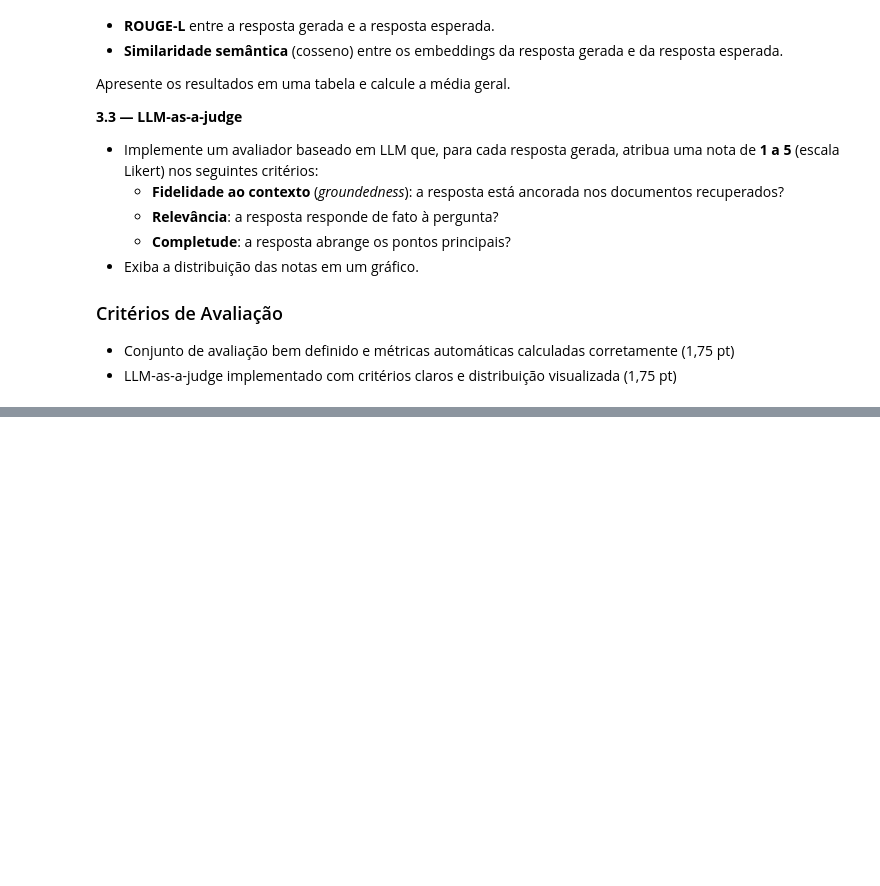
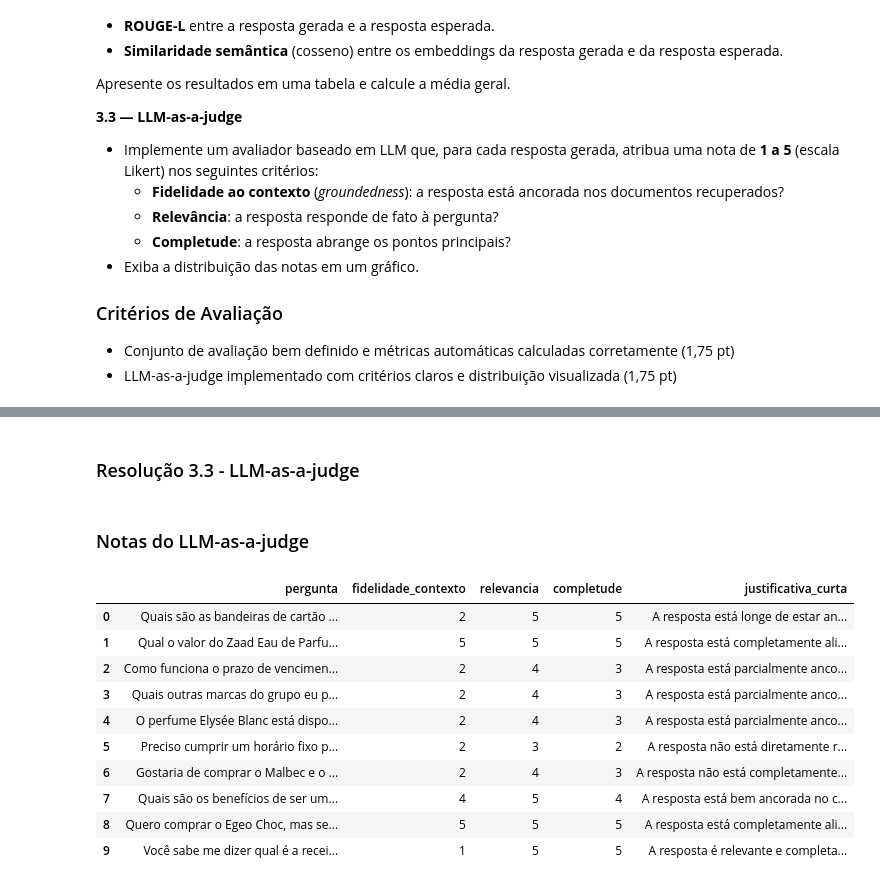
Before and after one commit to andluizsouza/unicamp-llm-agents, a Jupyter notebook: modules/02_llms_em_softwares/hands_on_final_test.ipynb, the cells around one changed output, grey strips where cells are left out. Saved outputs shown, nothing was run; the diff lists cells and outputs as text; code cells hidden in the pictures; blank space fills up the shorter version.

```diff
--- a/modules/02_llms_em_softwares/hands_on_final_test.ipynb
+++ b/modules/02_llms_em_softwares/hands_on_final_test.ipynb
@@ -803,0 +1210,2 @@ display(resumo_metricas)
+# %% [markdown]
+### Resolução 3.3 - LLM-as-a-judge
@@ -804,41 +1259,4 @@ display(resumo_metricas)
 # %%
-# 3.3 - LLM-as-a-judge (Likert 1 a 5) + distribuicao das notas
-import re
-import matplotlib.pyplot as plt
-
-def extrair_json(texto):
-    match = re.search(r"\{.*\}", texto, flags=re.DOTALL)
-    if not match:
-        raise ValueError("JSON nao encontrado na resposta do juiz")
-    return json.loads(match.group(0))
-
-prompt_juiz_template = dedent("""
-Voce atuara como avaliador de respostas de um sistema RAG.
-Avalie em escala Likert de 1 a 5 os criterios:
-- fidelidade_contexto
-- relevancia
-- completude
-
-Regras:
-- Use apenas o contexto fornecido.
-- Seja rigoroso com alucinacoes.
-- Retorne SOMENTE JSON valido no formato:
-{{
-  "fidelidade_contexto": <int>,
-  "relevancia": <int>,
-  "completude": <int>,
-  "justificativa_curta": "..."
-}}
-
-Pergunta: {pergunta}
-
-Contexto recuperado:
-{contexto}
-
-Resposta gerada:
-{resposta}
-""")
-
 avaliacoes = []
 for _, row in df_eval.iterrows():
     prompt = prompt_juiz_template.format(
@@ -846,47 +1264,45 @@ for _, row in df_eval.iterrows():
         contexto=row["contexto_recuperado"],
         resposta=row["resposta_gerada"],
     )
     bruto = chat_groq(
         prompt,
-        system_prompt="Voce e um avaliador tecnico e retorna apenas JSON.",
+        system_prompt="Você é um avaliador técnico e retorna apenas JSON.",
         temperature=0.0,
         top_p=1.0,
         max_tokens=220,
     )
 
     try:
-        j = extrair_json(bruto)
+        j = extrair_json(bruto["response"])
     except Exception:
         j = {
             "fidelidade_contexto": 1,
             "relevancia": 1,
             "completude": 1,
             "justificativa_curta": "Falha de parsing do avaliador.",
         }
 
     avaliacoes.append({
         "pergunta": row["pergunta"],
         "fidelidade_contexto": int(j["fidelidade_contexto"]),
         "relevancia": int(j["relevancia"]),
         "completude": int(j["completude"]),
         "justificativa_curta": j.get("justificativa_curta", ""),
     })
 
 df_judge = pd.DataFrame(avaliacoes)
 display(Markdown("### Notas do LLM-as-a-judge"))
 display(df_judge)
-
-plt.figure(figsize=(10, 4))
-for i, col in enumerate(["fidelidade_contexto", "relevancia", "completude"], start=1):
-    plt.subplot(1, 3, i)
-    df_judge[col].value_counts().sort_index().plot(kind="bar")
-    plt.title(col)
-    plt.xlabel("nota")
-    plt.ylabel("freq")
-    plt.ylim(0, max(1, df_judge[col].value_counts().max() + 1))
-
-plt.tight_layout()
-plt.show()
-
-display(Markdown("### Medias do LLM-as-a-judge"))
-display(df_judge[["fidelidade_contexto", "relevancia", "completude"]].mean().to_frame("media").T)
+# %% [output]
+### Notas do LLM-as-a-judge
+|  | pergunta | fidelidade_contexto | relevancia | completude | justificativa_curta |
+| 0 | Quais são as bandeiras de cartão ... | 2 | 5 | 5 | A resposta está longe de estar an... |
+| 1 | Qual o valor do Zaad Eau de Parfu... | 5 | 5 | 5 | A resposta está completamente ali... |
+| 2 | Como funciona o prazo de vencimen... | 2 | 4 | 3 | A resposta está parcialmente anco... |
+| 3 | Quais outras marcas do grupo eu p... | 2 | 4 | 3 | A resposta está parcialmente anco... |
+| 4 | O perfume Elysée Blanc está dispo... | 2 | 4 | 3 | A resposta está parcialmente anco... |
+| 5 | Preciso cumprir um horário fixo p... | 2 | 3 | 2 | A resposta não está diretamente r... |
+| 6 | Gostaria de comprar o Malbec e o ... | 2 | 4 | 3 | A resposta não está completamente... |
+| 7 | Quais são os benefícios de ser um... | 4 | 5 | 4 | A resposta está bem ancorada no c... |
+| 8 | Quero comprar o Egeo Choc, mas se... | 5 | 5 | 5 | A resposta está completamente ali... |
+| 9 | Você sabe me dizer qual é a recei... | 1 | 5 | 5 | A resposta é relevante e completa... |
```
Also changed, not shown: parts of 77 cells of this notebook.
